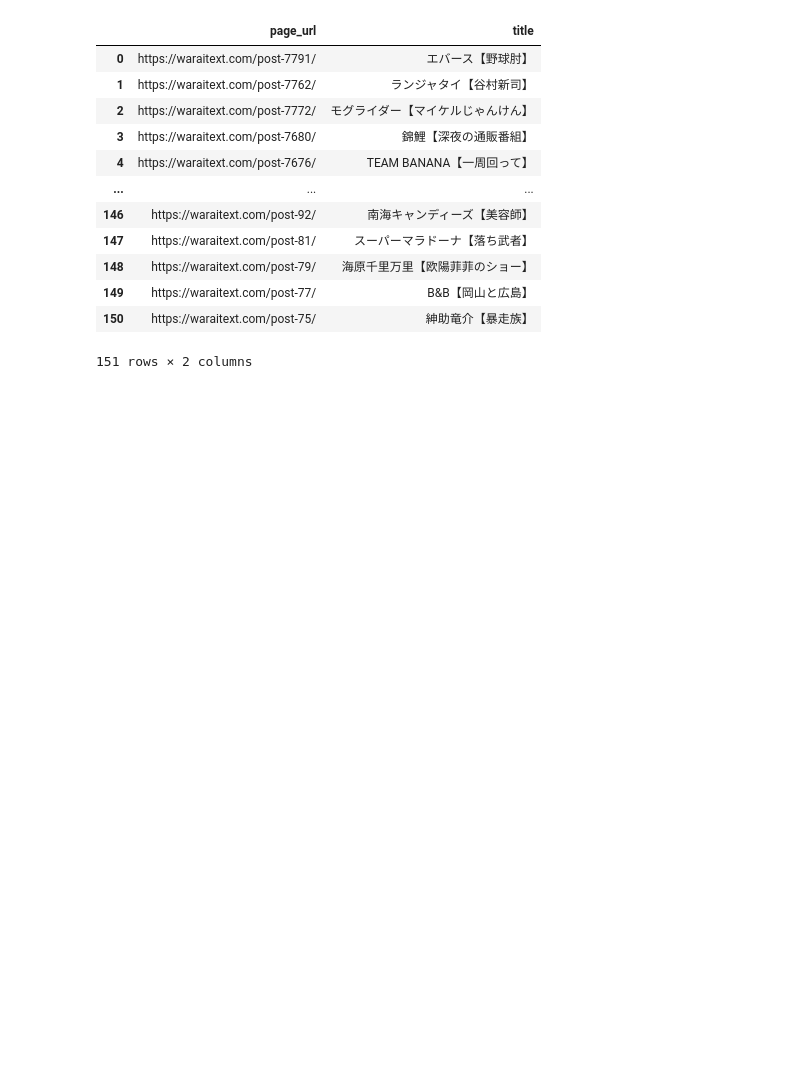
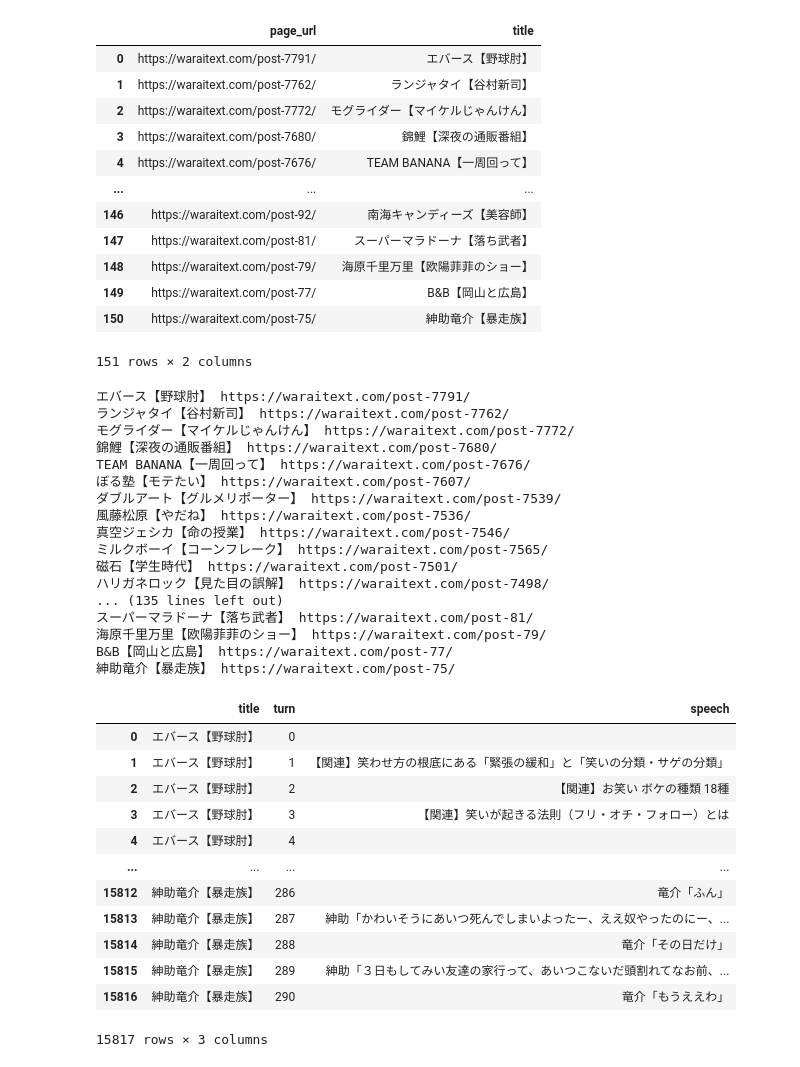
Before and after one commit to umenerineri/infovis-notebooks, a Jupyter notebook: final_project/project.ipynb, the cells around one changed output. Saved outputs shown, nothing was run; the diff lists cells and outputs as text; code cells hidden in the pictures; blank space fills up the shorter version.

```diff
--- a/final_project/project.ipynb
+++ b/final_project/project.ipynb
@@ -373,3 +414,52 @@ https://waraitext.com/category/neta/manzai/page/16
 # csvに保存
 
 url_title_df_warai.to_csv(os.path.join(folder_name_raw, "page_url_title_warai.csv"), index=False)
+# %%
+# waraitextの漫才台本を抽出する
+
+script_dict_list = []
+for index, page in url_title_df_warai.iterrows():
+    page_url = page["page_url"]
+    title = page["title"]
+    print(title, page_url)
+    request = requests.get(page_url, headers={"User-Agent": dummy_user_agent}, timeout=10)
+    soup = BeautifulSoup(request.text, "html.parser")
+    speeches = soup.select("#nocopy > div > p")
+    for i, speech in enumerate(speeches):
+        speech_text = speech.get_text(strip=True)
+        script_dict_list.append({"title": title, "turn": i, "speech": speech_text})
+    time.sleep(5) # 重そうなので長めに設定
+
+script_df_warai = pd.DataFrame(script_dict_list)
+script_df_warai
+# %% [output]
+エバース【野球肘】 https://waraitext.com/post-7791/
+ランジャタイ【谷村新司】 https://waraitext.com/post-7762/
+モグライダー【マイケルじゃんけん】 https://waraitext.com/post-7772/
+錦鯉【深夜の通販番組】 https://waraitext.com/post-7680/
+TEAM BANANA【一周回って】 https://waraitext.com/post-7676/
+ぼる塾【モテたい】 https://waraitext.com/post-7607/
+ダブルアート【グルメリポーター】 https://waraitext.com/post-7539/
+風藤松原【やだね】 https://waraitext.com/post-7536/
+真空ジェシカ【命の授業】 https://waraitext.com/post-7546/
+ミルクボーイ【コーンフレーク】 https://waraitext.com/post-7565/
+磁石【学生時代】 https://waraitext.com/post-7501/
+ハリガネロック【見た目の誤解】 https://waraitext.com/post-7498/
+... (135 lines left out)
+スーパーマラドーナ【落ち武者】 https://waraitext.com/post-81/
+海原千里万里【欧陽菲菲のショー】 https://waraitext.com/post-79/
+B&B【岡山と広島】 https://waraitext.com/post-77/
+紳助竜介【暴走族】 https://waraitext.com/post-75/
+|  | title | turn | speech |
+| 0 | エバース【野球肘】 | 0 |  |
+| 1 | エバース【野球肘】 | 1 | 【関連】笑わせ方の根底にある「緊張の緩和」と「笑いの分類・サゲの分類」 |
+| 2 | エバース【野球肘】 | 2 | 【関連】お笑い ボケの種類 18種 |
+| 3 | エバース【野球肘】 | 3 | 【関連】笑いが起きる法則（フリ・オチ・フォロー）とは |
+| 4 | エバース【野球肘】 | 4 |  |
+| ... | ... | ... | ... |
+| 15812 | 紳助竜介【暴走族】 | 286 | 竜介「ふん」 |
+| 15813 | 紳助竜介【暴走族】 | 287 | 紳助「かわいそうにあいつ死んでしまいよったー、ええ奴やったのにー、... |
+| 15814 | 紳助竜介【暴走族】 | 288 | 竜介「その日だけ」 |
+| 15815 | 紳助竜介【暴走族】 | 289 | 紳助「３日もしてみい友達の家行って、あいつこないだ頭割れてなお前、... |
+| 15816 | 紳助竜介【暴走族】 | 290 | 竜介「もうええわ」 |
+15817 rows × 3 columns
```
Also changed, not shown: parts of 8 cells of this notebook, 2 other files.
